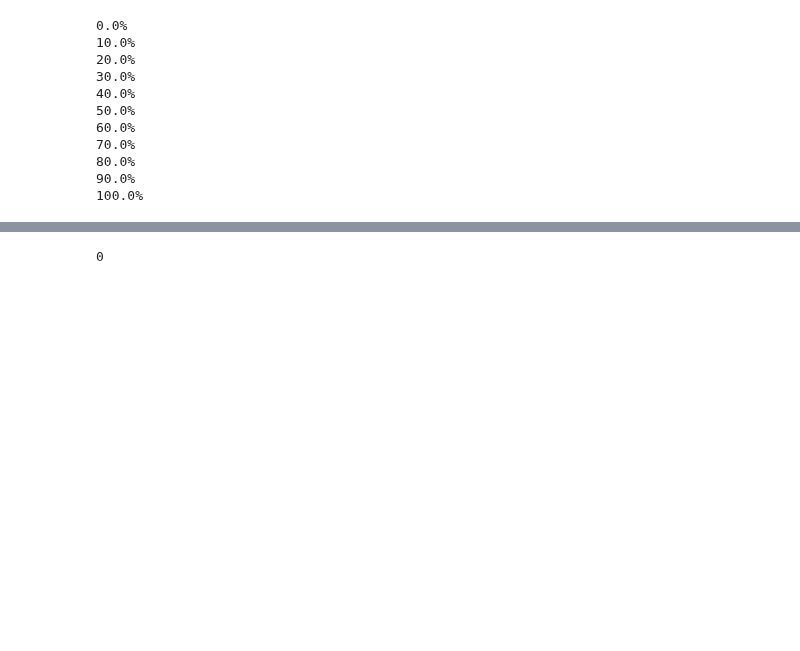
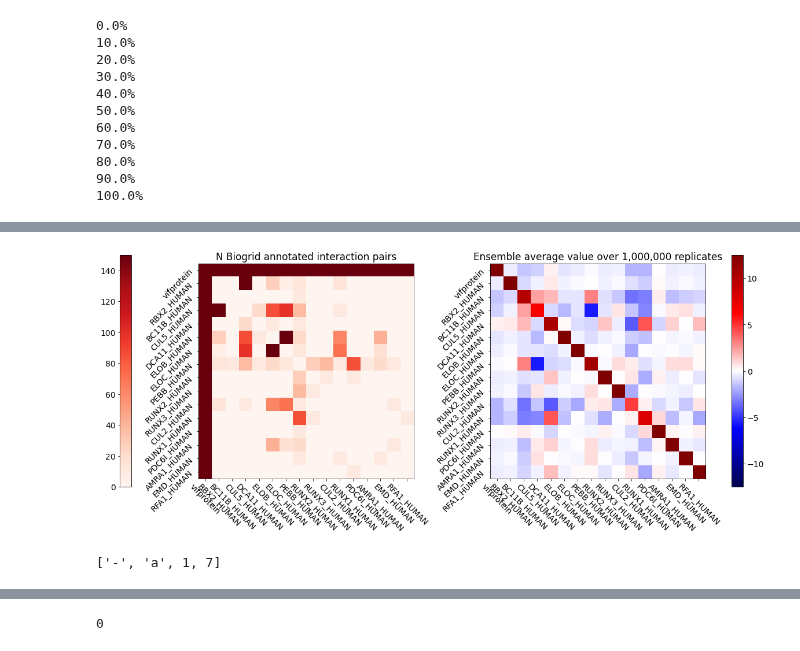
Before and after one commit to ajipalar/pynet, a Jupyter notebook: devel/CullinTraining.ipynb, the cells around one changed output, grey strips where cells are left out. Saved outputs shown, nothing was run; the diff lists cells and outputs as text; code cells hidden in the pictures; blank space fills up the shorter version.

```diff
--- a/devel/CullinTraining.ipynb
+++ b/devel/CullinTraining.ipynb
@@ -457,0 +310,3 @@ cullin_bg = cullin_bg[not_self]
+# %%
+# Annotate the cullin benchmark with entrez genes and rows and columns
+cullin_benchmark_transformed = transform_cullin_benchmark_data(cullin_benchmark.data, id_mapping)
@@ -457,0 +400,9 @@ cullin_bg = cullin_bg[not_self]
+# %%
+# highlight the area of interaction using labels
+# remove the '-'
+try:
+    training_set_eid_set.remove("-")
+except KeyError:
+    ...
+training_set_eid_list = [float(i) for i in training_set_eid_set]
+trainingset_bg_coverage = trainingset_bg_coverage.loc[training_set_eid_list, training_set_eid_list]
@@ -457,0 +420,42 @@ cullin_bg = cullin_bg[not_self]
+# %%
+cols = list(eid_to_preygene.keys())
+cols = cols[1:len(cols)] # drop '-'
+cols = [float(i) for i in cols]
+
+scratch = training_bg_coverage.loc[cols, cols]
+
+fig1 = np.ones((p, p)) * 1000
+fig1[1:p, 1:p] = scratch
+fig, axs = ground_truth_pair_plot((fig1 + fig1.T) // 2,
+                                  np.array(np.mean(exp.samples, axis=0)),
+                                 overwrite_diags=False,
+                                 vmin1=0, vmax1=150,
+                                 vmin2=-12.5, vmax2=12.5,
+                                 cmap1=sequential, cmap2=divergent)
+
+
+
+axs[0].set_title(f"N Biogrid annotated interaction pairs")
+axs[1].set_title(f"Ensemble average value over {'{:,}'.format(n_samples)} replicates")
+
+xlabels1 = trainingset_bg_coverage.columns
+eid_to_preygene = {}
+for i, row in trainingset.loc[:, ["PreyGene", "Entrez"]].iterrows():
+    eid_to_preygene[row["Entrez"]] = row["PreyGene"]
+
+xlabels = [eid_to_preygene[str(int(eid))] for eid in cols]
+
+
+
+axs[0].set_xticks(ticks=np.arange(p), labels=["vifprotein"] + xlabels, rotation=-45)
+axs[0].set_yticks(ticks=list(range(p)), labels=["vifprotein"] + xlabels, rotation=45)
+
+axs[1].set_xticks(ticks=np.arange(p), labels=list(trainingset["PreyGene"]), rotation=-45)
+axs[1].set_yticks(ticks=np.arange(p), labels=list(trainingset["PreyGene"]), rotation=45)
+plt.show()
+# %% [output]
+[figure, added]
+# %%
+["-"] + ["a", 1, 7]
+# %% [output]
+['-', 'a', 1, 7]
```
Also changed, not shown: parts of 37 cells of this notebook, 21 other files.
